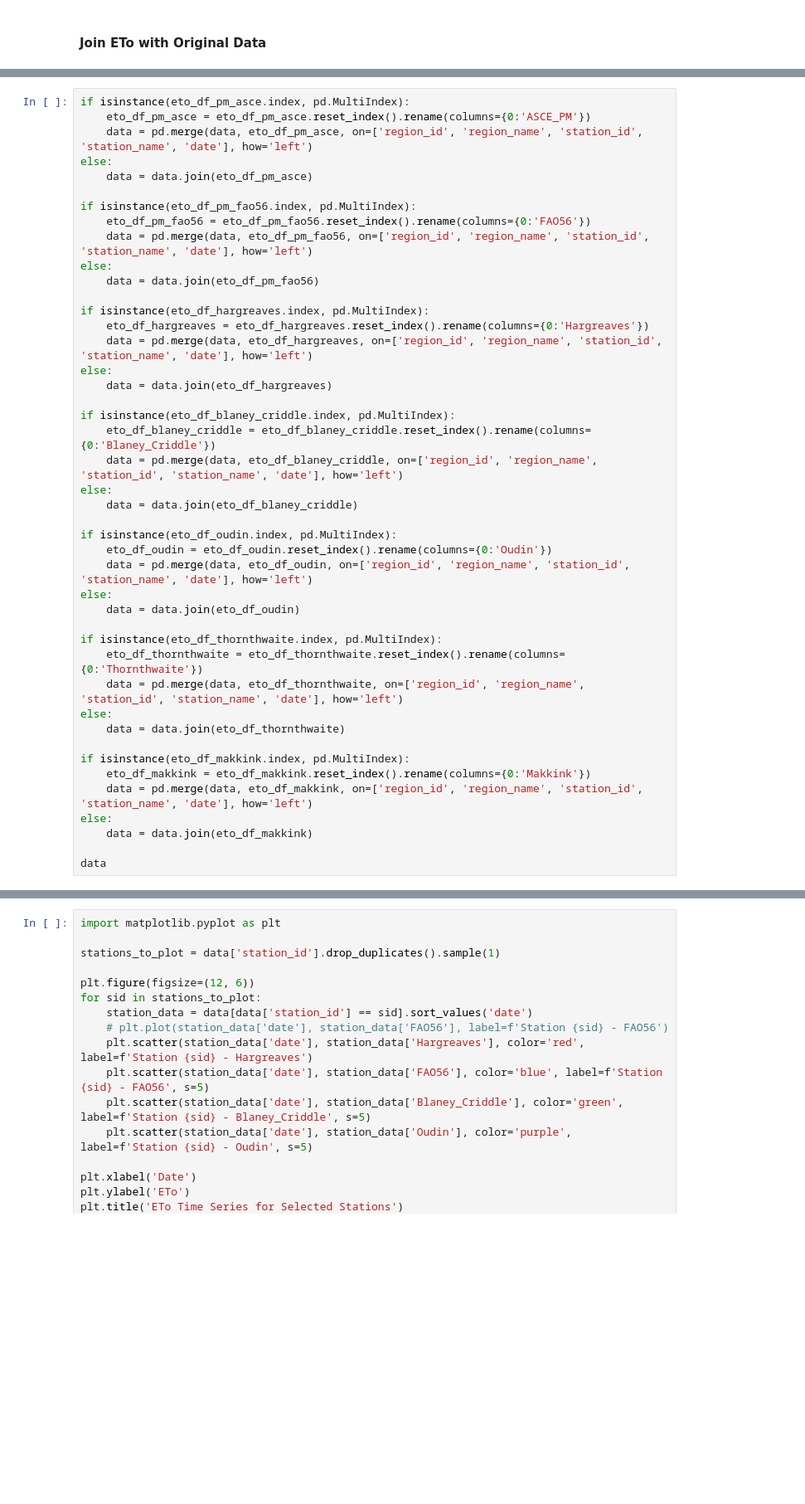
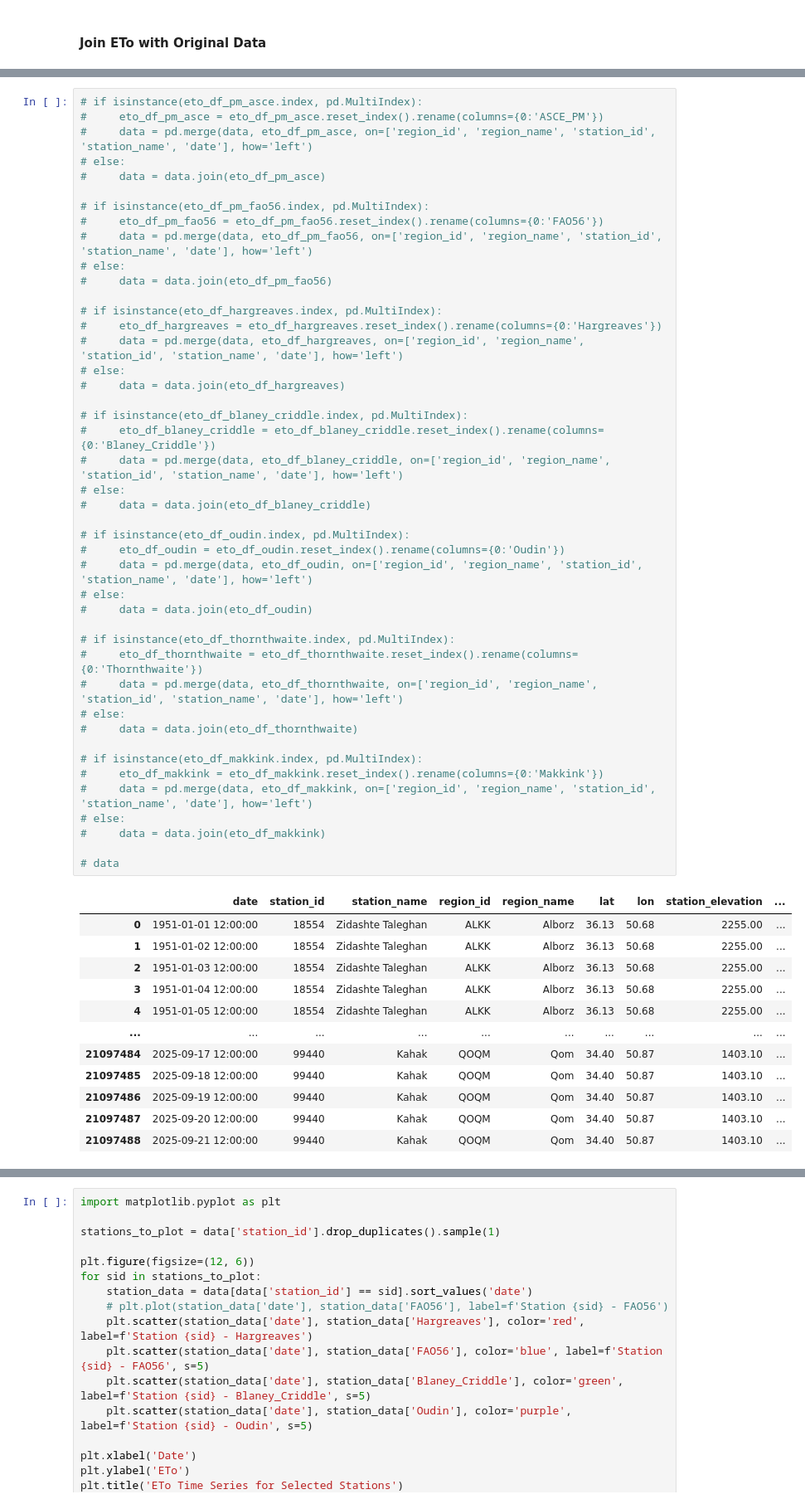
Before and after one commit to shirazialianpooya/panel-data-eto, a Jupyter notebook: src/Python/_03_Calculate_ETo.ipynb, the cells around one changed output, grey strips where cells are left out. Shown: that part at 83% size. Saved outputs shown, nothing was run; the diff lists cells and outputs as text; blank space fills up the shorter version.

```diff
--- a/src/Python/_03_Calculate_ETo.ipynb
+++ b/src/Python/_03_Calculate_ETo.ipynb
@@ -344,45 +400,57 @@ def calculate_eto_thornthwaite(group):
 # %%
-if isinstance(eto_df_pm_asce.index, pd.MultiIndex):
-    eto_df_pm_asce = eto_df_pm_asce.reset_index().rename(columns={0:'ASCE_PM'})
-    data = pd.merge(data, eto_df_pm_asce, on=['region_id', 'region_name', 'station_id', 'station_name', 'date'], how='left')
-else:
-    data = data.join(eto_df_pm_asce)
+# if isinstance(eto_df_pm_asce.index, pd.MultiIndex):
+#     eto_df_pm_asce = eto_df_pm_asce.reset_index().rename(columns={0:'ASCE_PM'})
+#     data = pd.merge(data, eto_df_pm_asce, on=['region_id', 'region_name', 'station_id', 'station_name', 'date'], how='left')
+# else:
+#     data = data.join(eto_df_pm_asce)
 
-if isinstance(eto_df_pm_fao56.index, pd.MultiIndex):
-    eto_df_pm_fao56 = eto_df_pm_fao56.reset_index().rename(columns={0:'FAO56'})
-    data = pd.merge(data, eto_df_pm_fao56, on=['region_id', 'region_name', 'station_id', 'station_name', 'date'], how='left')
-else:
-    data = data.join(eto_df_pm_fao56)
+# if isinstance(eto_df_pm_fao56.index, pd.MultiIndex):
+#     eto_df_pm_fao56 = eto_df_pm_fao56.reset_index().rename(columns={0:'FAO56'})
+#     data = pd.merge(data, eto_df_pm_fao56, on=['region_id', 'region_name', 'station_id', 'station_name', 'date'], how='left')
+# else:
+#     data = data.join(eto_df_pm_fao56)
 
-if isinstance(eto_df_hargreaves.index, pd.MultiIndex):
-    eto_df_hargreaves = eto_df_hargreaves.reset_index().rename(columns={0:'Hargreaves'})
-    data = pd.merge(data, eto_df_hargreaves, on=['region_id', 'region_name', 'station_id', 'station_name', 'date'], how='left')
-else:
-    data = data.join(eto_df_hargreaves)
+# if isinstance(eto_df_hargreaves.index, pd.MultiIndex):
+#     eto_df_hargreaves = eto_df_hargreaves.reset_index().rename(columns={0:'Hargreaves'})
+#     data = pd.merge(data, eto_df_hargreaves, on=['region_id', 'region_name', 'station_id', 'station_name', 'date'], how='left')
+# else:
+#     data = data.join(eto_df_hargreaves)
 
-if isinstance(eto_df_blaney_criddle.index, pd.MultiIndex):
-    eto_df_blaney_criddle = eto_df_blaney_criddle.reset_index().rename(columns={0:'Blaney_Criddle'})
-    data = pd.merge(data, eto_df_blaney_criddle, on=['region_id', 'region_name', 'station_id', 'station_name', 'date'], how='left')
-else:
-    data = data.join(eto_df_blaney_criddle)
+# if isinstance(eto_df_blaney_criddle.index, pd.MultiIndex):
+#     eto_df_blaney_criddle = eto_df_blaney_criddle.reset_index().rename(columns={0:'Blaney_Criddle'})
+#     data = pd.merge(data, eto_df_blaney_criddle, on=['region_id', 'region_name', 'station_id', 'station_name', 'date'], how='left')
+# else:
+#     data = data.join(eto_df_blaney_criddle)
 
-if isinstance(eto_df_oudin.index, pd.MultiIndex):
-    eto_df_oudin = eto_df_oudin.reset_index().rename(columns={0:'Oudin'})
-    data = pd.merge(data, eto_df_oudin, on=['region_id', 'region_name', 'station_id', 'station_name', 'date'], how='left')
-else:
-    data = data.join(eto_df_oudin)
+# if isinstance(eto_df_oudin.index, pd.MultiIndex):
+#     eto_df_oudin = eto_df_oudin.reset_index().rename(columns={0:'Oudin'})
+#     data = pd.merge(data, eto_df_oudin, on=['region_id', 'region_name', 'station_id', 'station_name', 'date'], how='left')
+# else:
+#     data = data.join(eto_df_oudin)
 
-if isinstance(eto_df_thornthwaite.index, pd.MultiIndex):
-    eto_df_thornthwaite = eto_df_thornthwaite.reset_index().rename(columns={0:'Thornthwaite'})
-    data = pd.merge(data, eto_df_thornthwaite, on=['region_id', 'region_name', 'station_id', 'station_name', 'date'], how='left')
-else:
-    data = data.join(eto_df_thornthwaite)
+# if isinstance(eto_df_thornthwaite.index, pd.MultiIndex):
+#     eto_df_thornthwaite = eto_df_thornthwaite.reset_index().rename(columns={0:'Thornthwaite'})
+#     data = pd.merge(data, eto_df_thornthwaite, on=['region_id', 'region_name', 'station_id', 'station_name', 'date'], how='left')
+# else:
+#     data = data.join(eto_df_thornthwaite)
 
-if isinstance(eto_df_makkink.index, pd.MultiIndex):
-    eto_df_makkink = eto_df_makkink.reset_index().rename(columns={0:'Makkink'})
-    data = pd.merge(data, eto_df_makkink, on=['region_id', 'region_name', 'station_id', 'station_name', 'date'], how='left')
-else:
-    data = data.join(eto_df_makkink)
+# if isinstance(eto_df_makkink.index, pd.MultiIndex):
+#     eto_df_makkink = eto_df_makkink.reset_index().rename(columns={0:'Makkink'})
+#     data = pd.merge(data, eto_df_makkink, on=['region_id', 'region_name', 'station_id', 'station_name', 'date'], how='left')
+# else:
+#     data = data.join(eto_df_makkink)
 
-data
+# data
 # %% [output]
+|  | date | station_id | station_name | region_id | region_name | lat | lon | station_elevation | ... |
+| 0 | 1951-01-01 12:00:00 | 18554 | Zidashte Taleghan | ALKK | Alborz | 36.13 | 50.68 | 2255.00 | ... |
+| 1 | 1951-01-02 12:00:00 | 18554 | Zidashte Taleghan | ALKK | Alborz | 36.13 | 50.68 | 2255.00 | ... |
+| 2 | 1951-01-03 12:00:00 | 18554 | Zidashte Taleghan | ALKK | Alborz | 36.13 | 50.68 | 2255.00 | ... |
+| 3 | 1951-01-04 12:00:00 | 18554 | Zidashte Taleghan | ALKK | Alborz | 36.13 | 50.68 | 2255.00 | ... |
+| 4 | 1951-01-05 12:00:00 | 18554 | Zidashte Taleghan | ALKK | Alborz | 36.13 | 50.68 | 2255.00 | ... |
+| ... | ... | ... | ... | ... | ... | ... | ... | ... | ... |
+| 21097484 | 2025-09-17 12:00:00 | 99440 | Kahak | QOQM | Qom | 34.40 | 50.87 | 1403.10 | ... |
+| 21097485 | 2025-09-18 12:00:00 | 99440 | Kahak | QOQM | Qom | 34.40 | 50.87 | 1403.10 | ... |
+| 21097486 | 2025-09-19 12:00:00 | 99440 | Kahak | QOQM | Qom | 34.40 | 50.87 | 1403.10 | ... |
+| 21097487 | 2025-09-20 12:00:00 | 99440 | Kahak | QOQM | Qom | 34.40 | 50.87 | 1403.10 | ... |
+| 21097488 | 2025-09-21 12:00:00 | 99440 | Kahak | QOQM | Qom | 34.40 | 50.87 | 1403.10 | ... |
```
Also changed, not shown: parts of 15 cells of this notebook, 1 other file.
